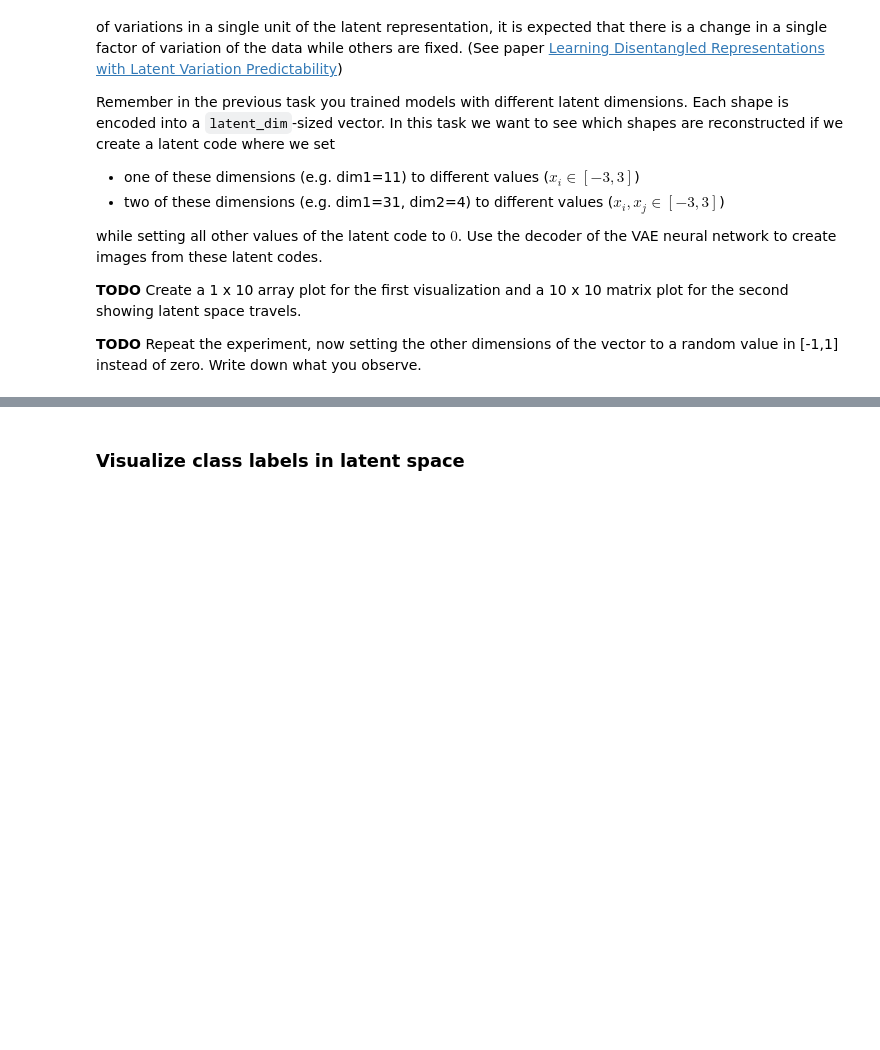
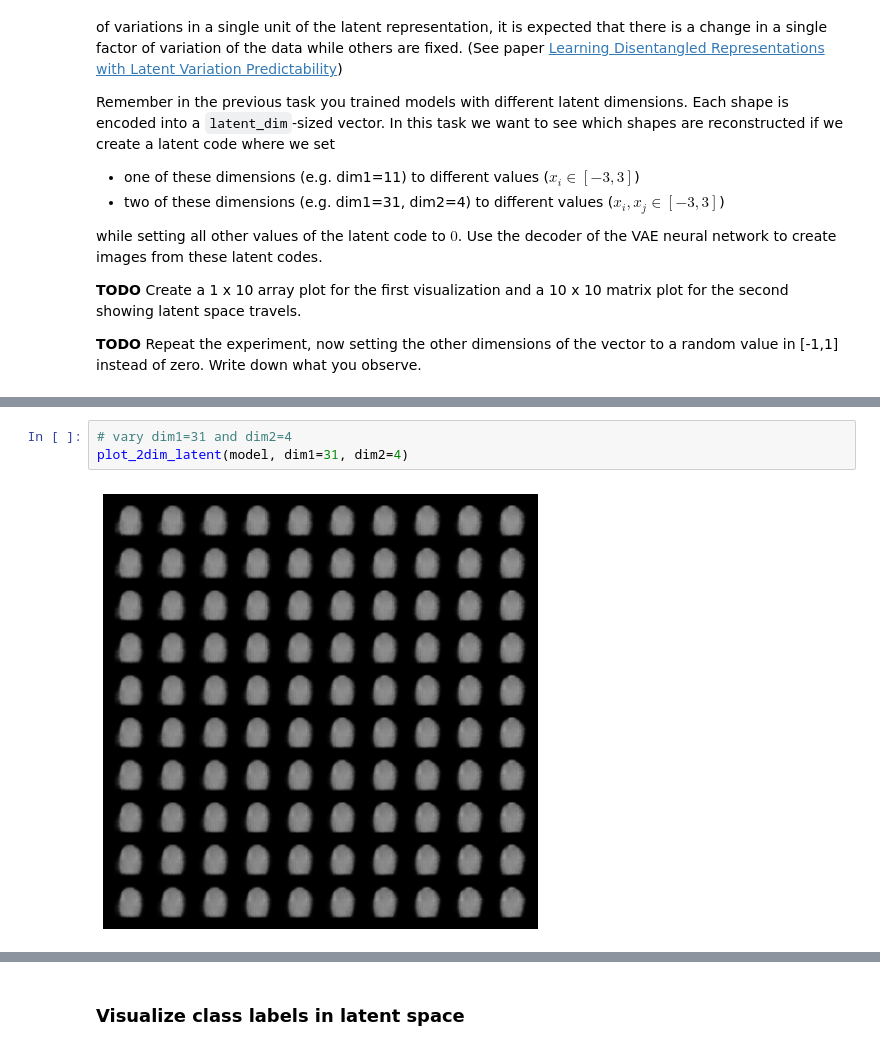
Before and after one commit to Marei33/Deep-Learning, a Jupyter notebook: Ex5_2021.ipynb, the cells around one changed output, grey strips where cells are left out. Saved outputs shown, nothing was run; the diff lists cells and outputs as text; blank space fills up the shorter version.

```diff
--- a/Ex5_2021.ipynb
+++ b/Ex5_2021.ipynb
@@ -556,0 +627,5 @@ plot_1dim_latent(model, dim1=11)
+# %%
+# vary dim1=31 and dim2=4
+plot_2dim_latent(model, dim1=31, dim2=4)
+# %% [output]
+[figure, added]
```
Also changed, not shown: parts of 21 cells of this notebook.
